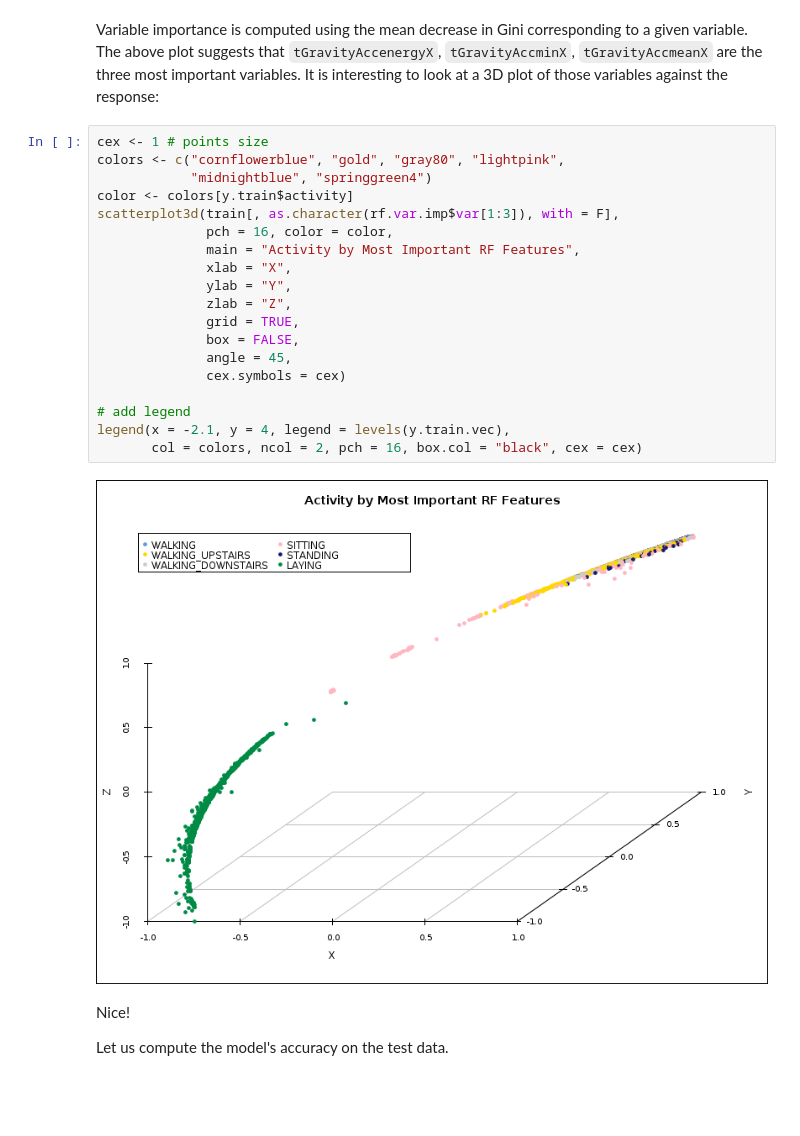
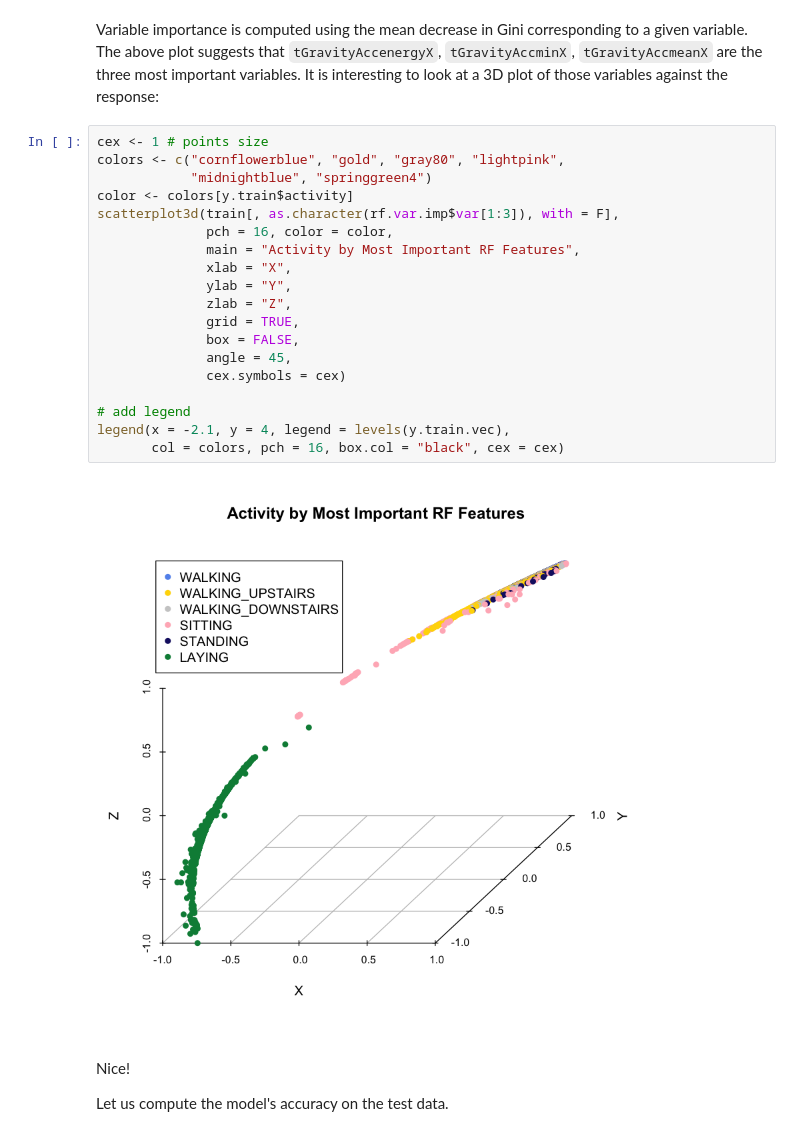
Before and after one commit to AvivNavon/HAR, a Jupyter notebook: HAR_Notebook.ipynb, the cells around one changed output. Cells and saved outputs as stored; diff of their text form; blank space fills up the shorter version.

```diff
--- a/HAR_Notebook.ipynb
+++ b/HAR_Notebook.ipynb
@@ -540,24 +516,24 @@ Variable importance is computed using the mean decrease in Gini corresponding to
 # %%
 cex <- 1 # points size
 colors <- c("cornflowerblue", "gold", "gray80", "lightpink",
             "midnightblue", "springgreen4")
 color <- colors[y.train$activity]
 scatterplot3d(train[, as.character(rf.var.imp$var[1:3]), with = F],
               pch = 16, color = color,
               main = "Activity by Most Important RF Features",
               xlab = "X",
               ylab = "Y",
               zlab = "Z",
               grid = TRUE,
               box = FALSE,
               angle = 45,
               cex.symbols = cex)
 
 # add legend
 legend(x = -2.1, y = 4, legend = levels(y.train.vec),
-       col = colors, ncol = 2, pch = 16, box.col = "black", cex = cex)
+       col = colors, pch = 16, box.col = "black", cex = cex)
 # %% [output]
-[figure, old version]
+[figure, new version]
 # %% [markdown]
 Nice!
 
```
Also changed, not shown: parts of 38 cells of this notebook, 1 other file.
